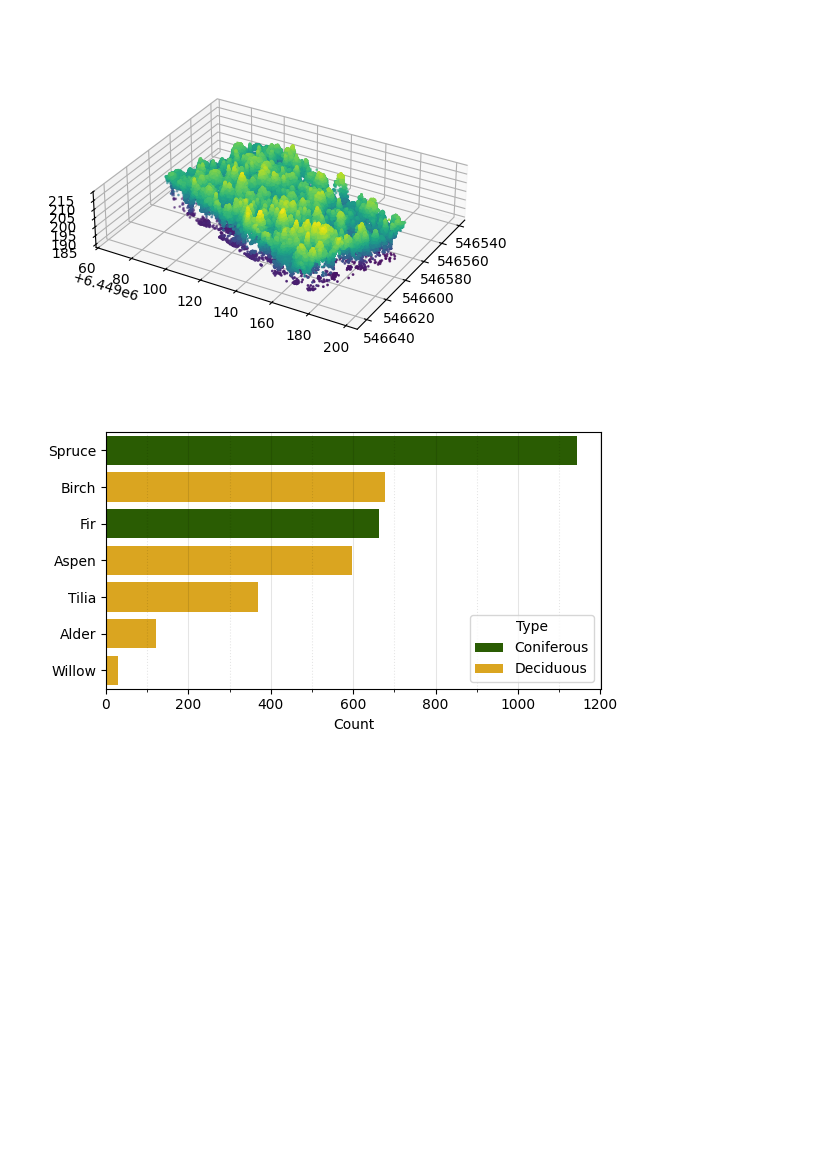
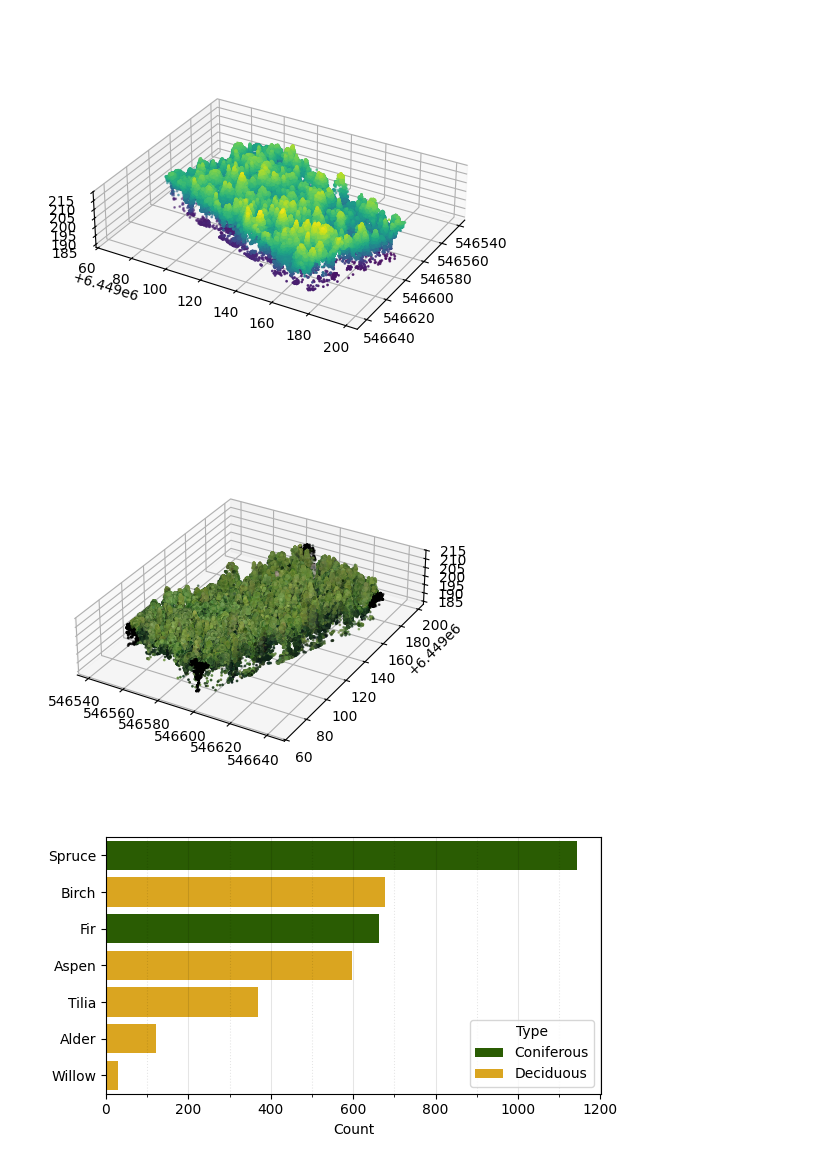
Before and after one commit to iod-ine/thesis, a Jupyter notebook: chapters/03a_lysva_dataset.ipynb, the cells around one changed output. Saved outputs shown, nothing was run; the diff lists cells and outputs as text; code cells hidden in the pictures; blank space fills up the shorter version.

```diff
--- a/chapters/03a_datasets.ipynb
+++ b/chapters/03a_lysva_dataset.ipynb
@@ -41,25 +41,26 @@ display(HTML(lysva_field_survey.sample(5).to_html(index=False)))
 # %%
 xyz = laspy.read(lysva_als_files[9]).xyz
 
-# with rasterio.open(data_paths["lysva"] / "ortho" / "plot_01.tif") as dd:
-#     colors = np.stack([c for c in dd.sample(xyz[:, :2])])
+with rasterio.open(data_paths["lysva"] / "ortho" / "plot_10.tif") as dd:
+    colors = np.stack([c for c in dd.sample(xyz[:, :2])])
 # %%
 #| include: true
 #| label: fig-example-3d-point-cloud
 #| layout-ncol: 2
 #| fig-cap: This is a caption of this figure.
 #| fig-subcap:
 #|   - Abc
 #|   - Def
 
 params = {
     "azim": 30,
 }
 
 ax = src.visualization.clouds.scatter_point_cloud_3d(xyz, **params)
-# src.visualization.clouds.scatter_point_cloud_3d(xyz, color=colors / 255);
+src.visualization.clouds.scatter_point_cloud_3d(xyz, color=colors / 255);
 # %% [output]
 [figure]
+[figure, added]
 # %%
 #| include: true
 #| label: fig-lysva-species-distribution
```
Also changed, not shown: parts of 1 cell of this notebook, 2 other files.
